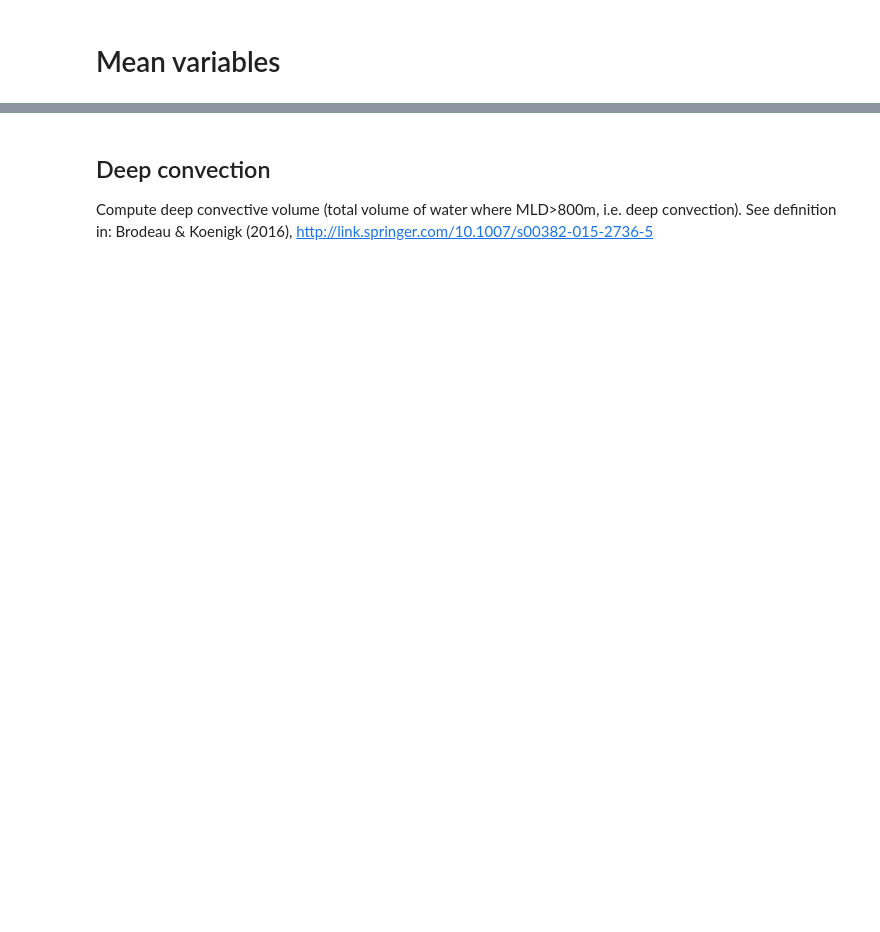
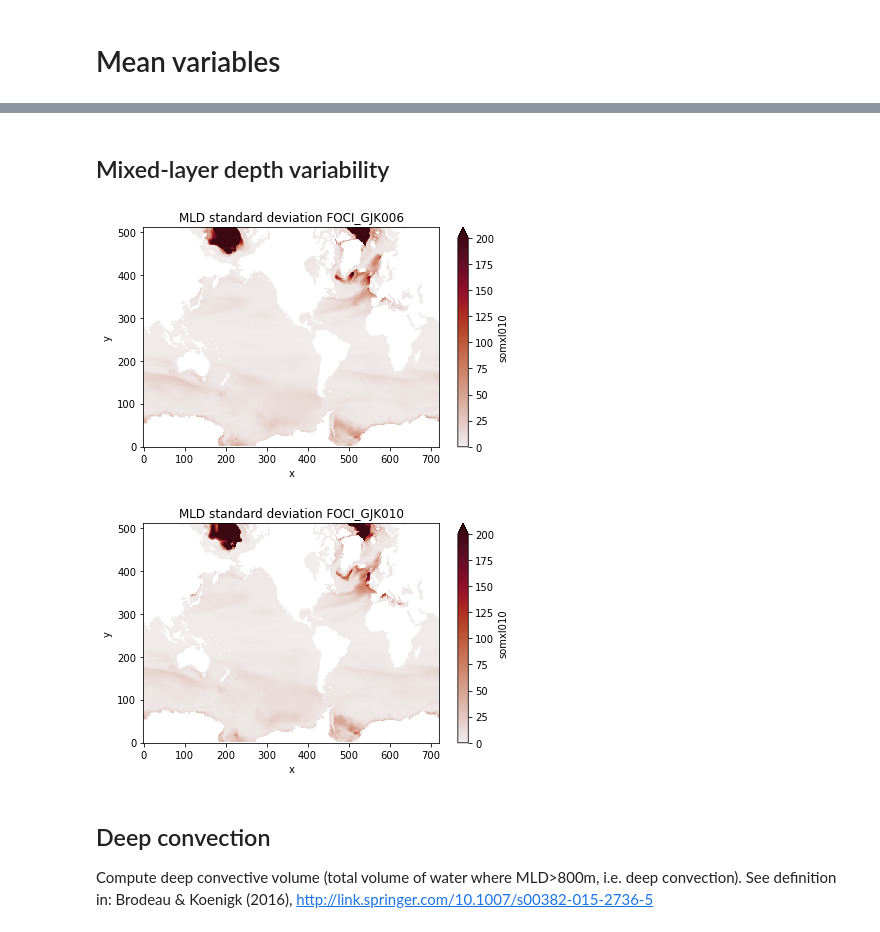
Before and after one commit to joakimkjellsson/foci-openifs-eval, a Jupyter notebook: Simple_diagnostics.ipynb, the cells around one changed output, grey strips where cells are left out. Cells and saved outputs as stored; diff of their text form; code cells hidden in the pictures; blank space fills up the shorter version.

```diff
--- a/Simple_diagnostics.ipynb
+++ b/Simple_diagnostics.ipynb
@@ -346,3 +447,29 @@ Coordinates:
+# %% [markdown]
+## Mixed-layer depth variability
+# %%
+for i in range(0,len(exp_list)):
+
+    fig1, ax1 = plt.subplots(1,1,figsize=(6,4))
+
+    ds_t = ds_t_all[i]
+    exp = exp_list[i]
+
+    # Annual-mean MLD
+    mld = ds_t['somxl010']
+
+    # Standard dev
+    mld_std = mld.where(mld != 0).std('time')
+
+    mld_std.plot(ax=ax1, cmap=cmocean.cm.amp,
+                 vmin=0, vmax=200,
+                 rasterized=True)
+
+    ax1.set_title('MLD standard deviation %s' % (exp,))
+
+    fig1.tight_layout()
+# %% [output]
+[figure, added]
+[figure, added]
 # %% [markdown]
 ## Deep convection
 
```
Also changed, not shown: parts of 27 cells of this notebook, 7 other files.
